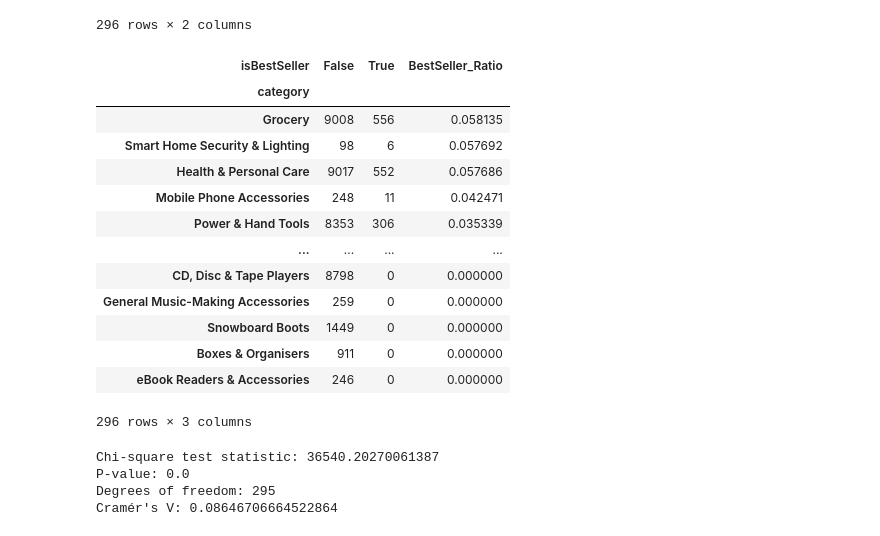
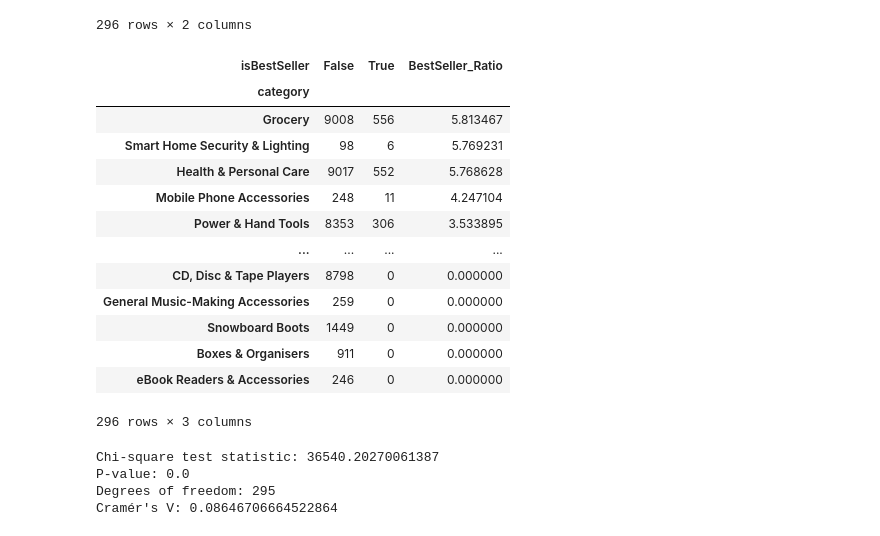
Before and after one commit to jesuserro/lab-eda-bivariate, a Jupyter notebook: main.ipynb, the cells around one changed output. Drawn from its saved outputs; the diff is of its cells as text; code cells hidden in the pictures.

```diff
--- a/main.ipynb
+++ b/main.ipynb
@@ -38,26 +38,26 @@ crosstab
 # %%
 # Convertir la columna 'isBestSeller' a booleano si es necesario
 df['isBestSeller'] = df['isBestSeller'].astype(bool)
 
 # Crear una tabla cruzada entre 'category' e 'isBestSeller'
 crosstab = pd.crosstab(df['category'], df['isBestSeller'])
 
 # Calcular la proporción de best-sellers por categoría
-crosstab['BestSeller_Ratio'] = crosstab[True] / (crosstab[True] + crosstab[False])
+crosstab['BestSeller_Ratio'] = crosstab[True] / (crosstab[True] + crosstab[False]) * 100
 
 # Ordenar por la proporción de best-sellers en orden descendente
 crosstab_sorted = crosstab.sort_values(by='BestSeller_Ratio', ascending=False)
 
 # Mostrar los resultados
 crosstab_sorted
 # %% [output]
 | isBestSeller | False | True | BestSeller_Ratio |
 | category |  |  |  |
-| Grocery | 9008 | 556 | 0.058135 |
-| Smart Home Security & Lighting | 98 | 6 | 0.057692 |
-| Health & Personal Care | 9017 | 552 | 0.057686 |
-| Mobile Phone Accessories | 248 | 11 | 0.042471 |
-| Power & Hand Tools | 8353 | 306 | 0.035339 |
+| Grocery | 9008 | 556 | 5.813467 |
+| Smart Home Security & Lighting | 98 | 6 | 5.769231 |
+| Health & Personal Care | 9017 | 552 | 5.768628 |
+| Mobile Phone Accessories | 248 | 11 | 4.247104 |
+| Power & Hand Tools | 8353 | 306 | 3.533895 |
 | ... | ... | ... | ... |
 | CD, Disc & Tape Players | 8798 | 0 | 0.000000 |
 | General Music-Making Accessories | 259 | 0 | 0.000000 |
```
